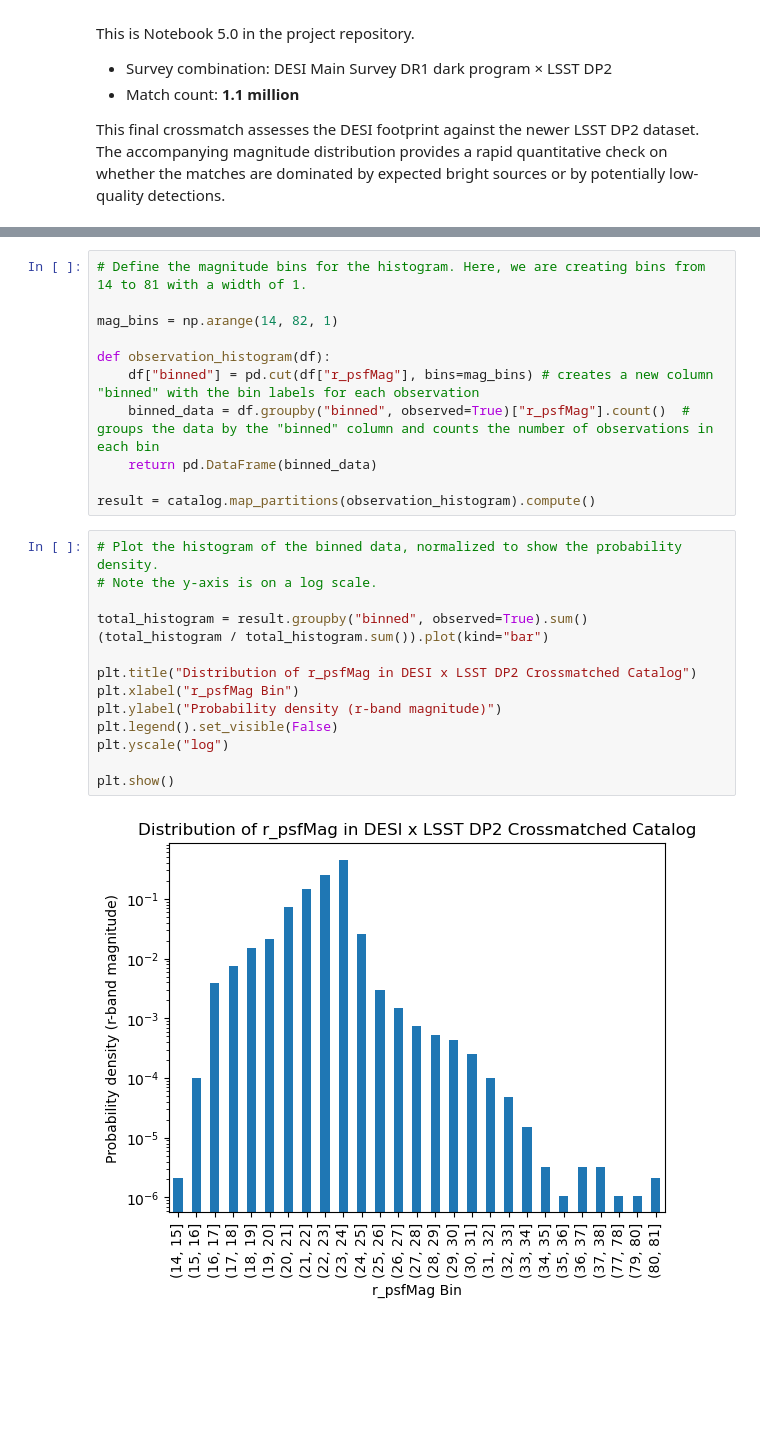
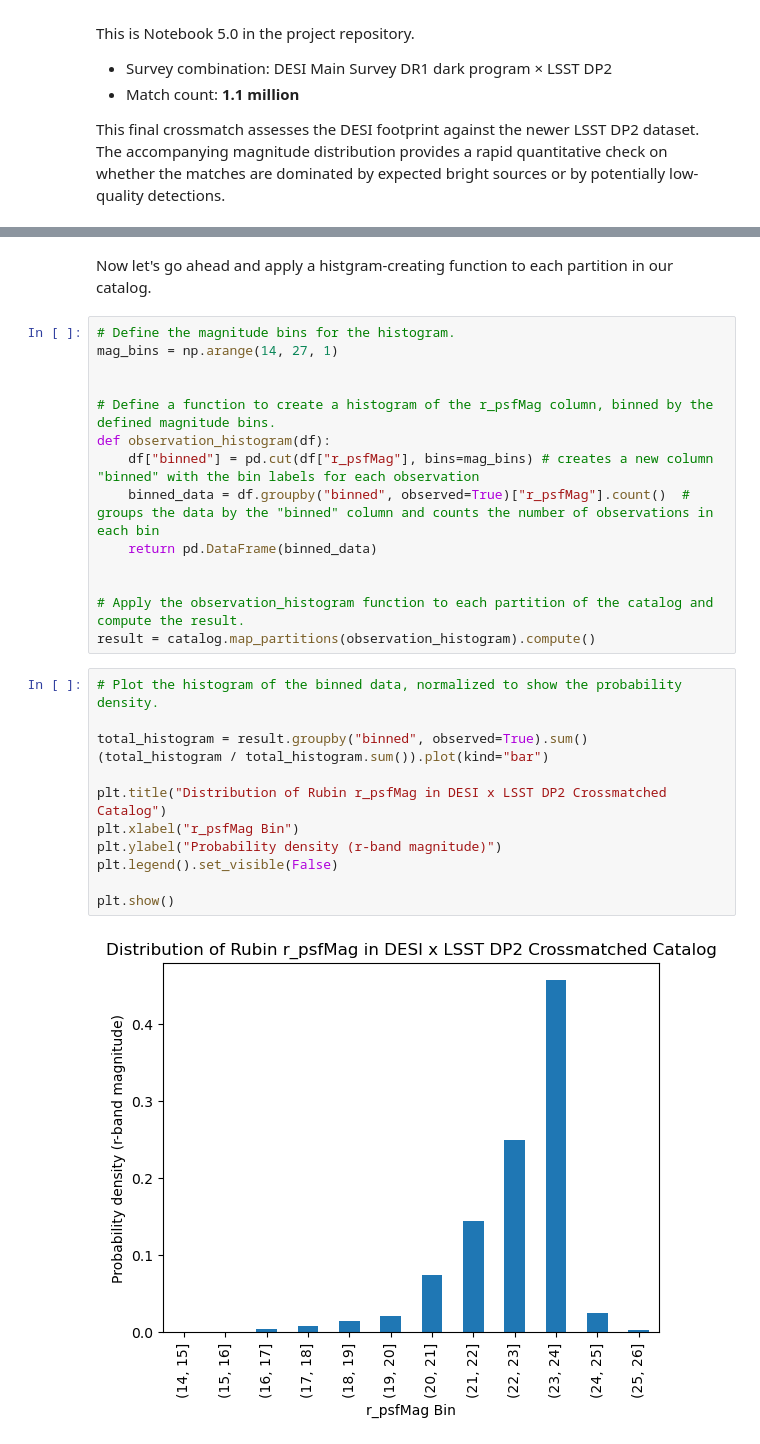
Before and after one commit to olivialynn/DESI-Crossmatch-Project, a Jupyter notebook: 06 - Final Summary/Final Summary.ipynb, the cells around one changed output, grey strips where cells are left out. Cells and saved outputs as stored; diff of their text form; blank space fills up the shorter version.

```diff
--- a/06 - Final Summary/Final Summary.ipynb
+++ b/06 - Final Summary/Final Summary.ipynb
@@ -111,27 +116,30 @@ Let's use width-1 bins across this range (14, 82)
+# %% [markdown]
+Now let's go ahead and apply a histgram-creating function to each partition in our catalog.
 # %%
-# Define the magnitude bins for the histogram. Here, we are creating bins from 14 to 81 with a width of 1.
+# Define the magnitude bins for the histogram.
+mag_bins = np.arange(14, 27, 1)
 
-mag_bins = np.arange(14, 82, 1)
 
+# Define a function to create a histogram of the r_psfMag column, binned by the defined magnitude bins.
 def observation_histogram(df):
     df["binned"] = pd.cut(df["r_psfMag"], bins=mag_bins) # creates a new column "binned" with the bin labels for each observation
     binned_data = df.groupby("binned", observed=True)["r_psfMag"].count()  # groups the data by the "binned" column and counts the number of observations in each bin
     return pd.DataFrame(binned_data)
 
+
+# Apply the observation_histogram function to each partition of the catalog and compute the result.
 result = catalog.map_partitions(observation_histogram).compute()
 # %%
 # Plot the histogram of the binned data, normalized to show the probability density.
-# Note the y-axis is on a log scale.
 
 total_histogram = result.groupby("binned", observed=True).sum()
 (total_histogram / total_histogram.sum()).plot(kind="bar")
 
-plt.title("Distribution of r_psfMag in DESI x LSST DP2 Crossmatched Catalog")
+plt.title("Distribution of Rubin r_psfMag in DESI x LSST DP2 Crossmatched Catalog")
 plt.xlabel("r_psfMag Bin")
 plt.ylabel("Probability density (r-band magnitude)")
 plt.legend().set_visible(False)
-plt.yscale("log")
 
 plt.show()
 # %% [output]
-[figure, old version]
+[figure, new version]
```
Also changed, not shown: parts of 11 cells of this notebook.
